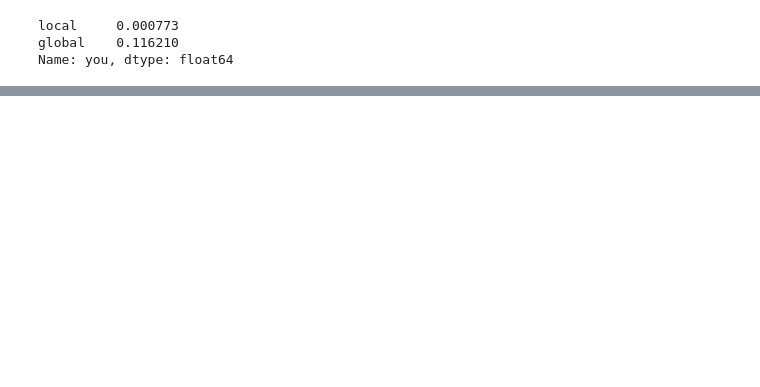
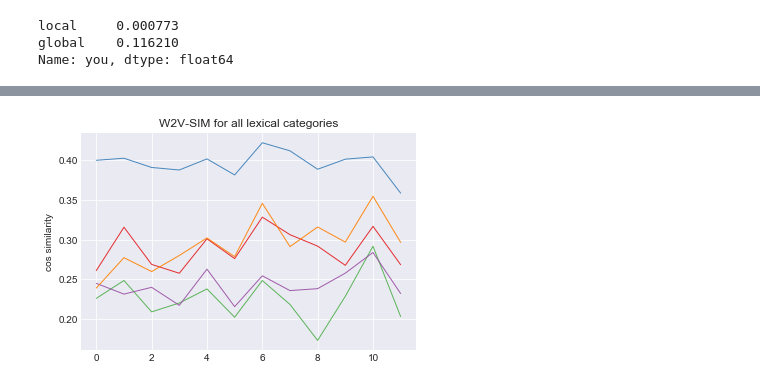
Before and after one commit to afourtassi/change, a Jupyter notebook: 2-plot_change_by_category.ipynb, the cells around one changed output, grey strips where cells are left out. Drawn from its saved outputs; the diff is of its cells as text; code cells hidden in the pictures; blank space fills up the shorter version.

```diff
--- a/2-plot_change_by_category.ipynb
+++ b/2-plot_change_by_category.ipynb
@@ -626,0 +624,27 @@ word not in the Google Word2Vec
+# %%
+df = pd.read_csv("childes_data/data_cdi.csv")
+df['definition'] = df['definition'].apply(lambda x: '_'.join(x.split()))
+
+from collections import defaultdict
+gold_change_per_category2 = defaultdict(list)
+for group_name, group_df in df.groupby(['lexical_class']):
+    gold_changes = []
+    for word in group_df.definition.values:
+        gold_sims = plot_word_change_over_time(word, 50)
+        if gold_sims:
+            gold_changes.append(gold_sims)
+            print(gold_sims)
+    gold_change_per_category2[group_name] = np.array(gold_changes)
+print(gold_change_per_category2)
+# %%
+import matplotlib.pyplot as plt
+plt.style.use('seaborn-darkgrid')
+palette = plt.get_cmap('Set1')
+
+for idx, action_word in enumerate(gold_change_per_category2):
+    sims = gold_change_per_category2[action_word].mean(0)
+#     plt.plot(action_words)
+    plt.plot(sims, marker='', color=palette(idx), linewidth=1, alpha=0.9, label=action_word)
+    plt.ylabel('cos similarity')
+    plt.title("W2V-SIM on {}".format(action_word))
+    plt.show()
@@ -626,0 +657,10 @@ word not in the Google Word2Vec
+# %%
+for idx, action_word in enumerate(gold_change_per_category2):
+    sims = gold_change_per_category2[action_word].mean(0)
+#     plt.plot(action_words)
+    plt.plot(sims, marker='', color=palette(idx), linewidth=1, alpha=0.9, label=action_word)
+plt.ylabel('cos similarity')
+plt.title("W2V-SIM for all lexical categories")
+plt.show()
+# %% [output]
+[figure, added]
```
Also changed, not shown: parts of 11 cells of this notebook, 2 other files.
